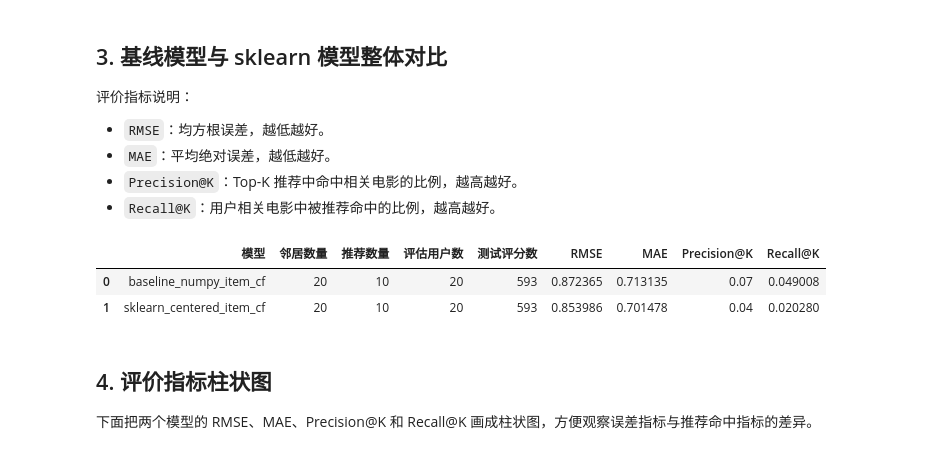
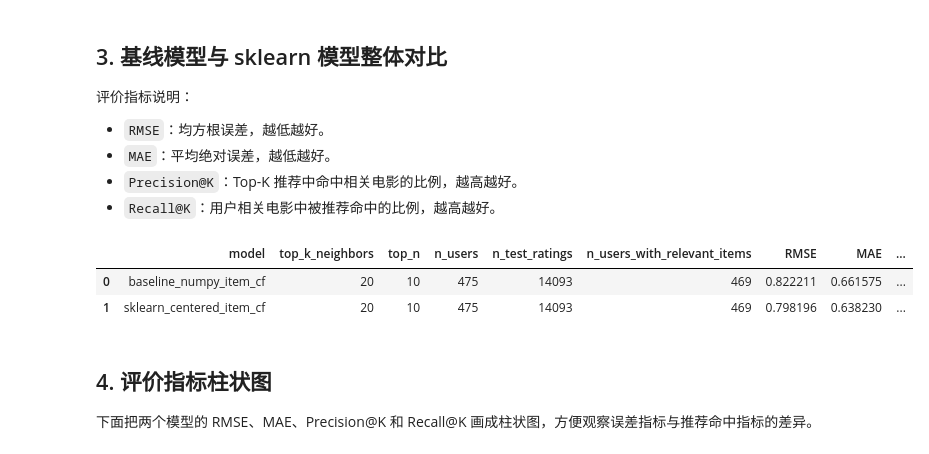
Before and after one commit to chihayaqs/Movie-Recommender-System, a Jupyter notebook: notebooks/model_comparison.ipynb, the cells around one changed output. Cells and saved outputs as stored; diff of their text form; code cells hidden in the pictures.

```diff
--- a/notebooks/model_comparison.ipynb
+++ b/notebooks/model_comparison.ipynb
@@ -90,24 +102,24 @@ Name: 取值, dtype: object
 # %%
 train_matrix, test_matrix = train_test_split_matrix(
     matrix,
-    test_size=experiment_config['测试集比例'],
-    random_state=experiment_config['随机种子'],
+    test_size=TEST_SIZE,
+    random_state=RANDOM_STATE,
 )
 
-eval_user_count = 20
+eval_user_count = None
 all_eval_user_ids = [uid for uid in test_matrix.index if test_matrix.loc[uid].notna().any()]
 eval_user_ids = all_eval_user_ids if eval_user_count is None else all_eval_user_ids[:eval_user_count]
 
 split_summary = pd.Series(
     {
-        '训练矩阵规模': train_matrix.shape,
-        '测试矩阵规模': test_matrix.shape,
-        '训练集评分数': int(train_matrix.notna().sum().sum()),
-        '测试集评分数': int(test_matrix.notna().sum().sum()),
-        '参与评估用户数': len(eval_user_ids),
-        '参与评估的测试评分数': int(test_matrix.loc[eval_user_ids].notna().sum().sum()),
+        'train_shape': train_matrix.shape,
+        'test_shape': test_matrix.shape,
+        'train_ratings': int(train_matrix.notna().sum().sum()),
+        'test_ratings': int(test_matrix.notna().sum().sum()),
+        'evaluation_users': len(eval_user_ids),
+        'evaluation_test_ratings': int(test_matrix.loc[eval_user_ids].notna().sum().sum()),
     },
-    name='取值',
+    name='value',
 )
 display(split_summary)
 # %% [output]
@@ -130,30 +142,37 @@ Name: 取值, dtype: object
 # %%
 algorithms = [BASELINE_ALGORITHM, SKLEARN_ALGORITHM]
 
 comparison = compare_models(
     matrix,
     algorithms=algorithms,
-    test_size=experiment_config['测试集比例'],
-    random_state=experiment_config['随机种子'],
+    test_size=TEST_SIZE,
+    random_state=RANDOM_STATE,
     top_k_neighbors=20,
-    top_n=experiment_config['推荐列表长度 Top-N'],
-    relevance_threshold=4.0,
+    top_n=TOP_N,
+    relevance_threshold=RELEVANCE_THRESHOLD,
     user_ids=eval_user_ids,
 )
 
 column_names = {
-    'algorithm': '模型',
-    'top_k_neighbors': '邻居数量',
-    'top_n': '推荐数量',
-    'n_users': '评估用户数',
-    'n_test_ratings': '测试评分数',
+    'algorithm': 'model',
+    'top_k_neighbors': 'top_k_neighbors',
+    'top_n': 'top_n',
+    'n_users': 'n_users',
+    'n_test_ratings': 'n_test_ratings',
+    'n_users_with_relevant_items': 'n_users_with_relevant_items',
+    'Weighted_RMSE': 'Weighted_RMSE',
+    'Weighted_MAE': 'Weighted_MAE',
+    'HitRate@K': 'HitRate@K',
+    'Precision@K_relevant_users': 'Precision@K_relevant_users',
+    'Recall@K_relevant_users': 'Recall@K_relevant_users',
+    'HitRate@K_relevant_users': 'HitRate@K_relevant_users',
 }
 comparison_display = comparison.rename(columns=column_names)
 display(comparison_display)
 # %% [output]
-|  | 模型 | 邻居数量 | 推荐数量 | 评估用户数 | 测试评分数 | RMSE | MAE | Precision@K | Recall@K |
-| 0 | baseline_numpy_item_cf | 20 | 10 | 20 | 593 | 0.872365 | 0.713135 | 0.07 | 0.049008 |
-| 1 | sklearn_centered_item_cf | 20 | 10 | 20 | 593 | 0.853986 | 0.701478 | 0.04 | 0.020280 |
+|  | model | top_k_neighbors | top_n | n_users | n_test_ratings | n_users_with_relevant_items | RMSE | MAE | ... |
+| 0 | baseline_numpy_item_cf | 20 | 10 | 475 | 14093 | 469 | 0.822211 | 0.661575 | ... |
+| 1 | sklearn_centered_item_cf | 20 | 10 | 475 | 14093 | 469 | 0.798196 | 0.638230 | ... |
 # %% [markdown]
 ## 4. 评价指标柱状图
 
```
Also changed, not shown: parts of 17 cells of this notebook, 6 other files.
